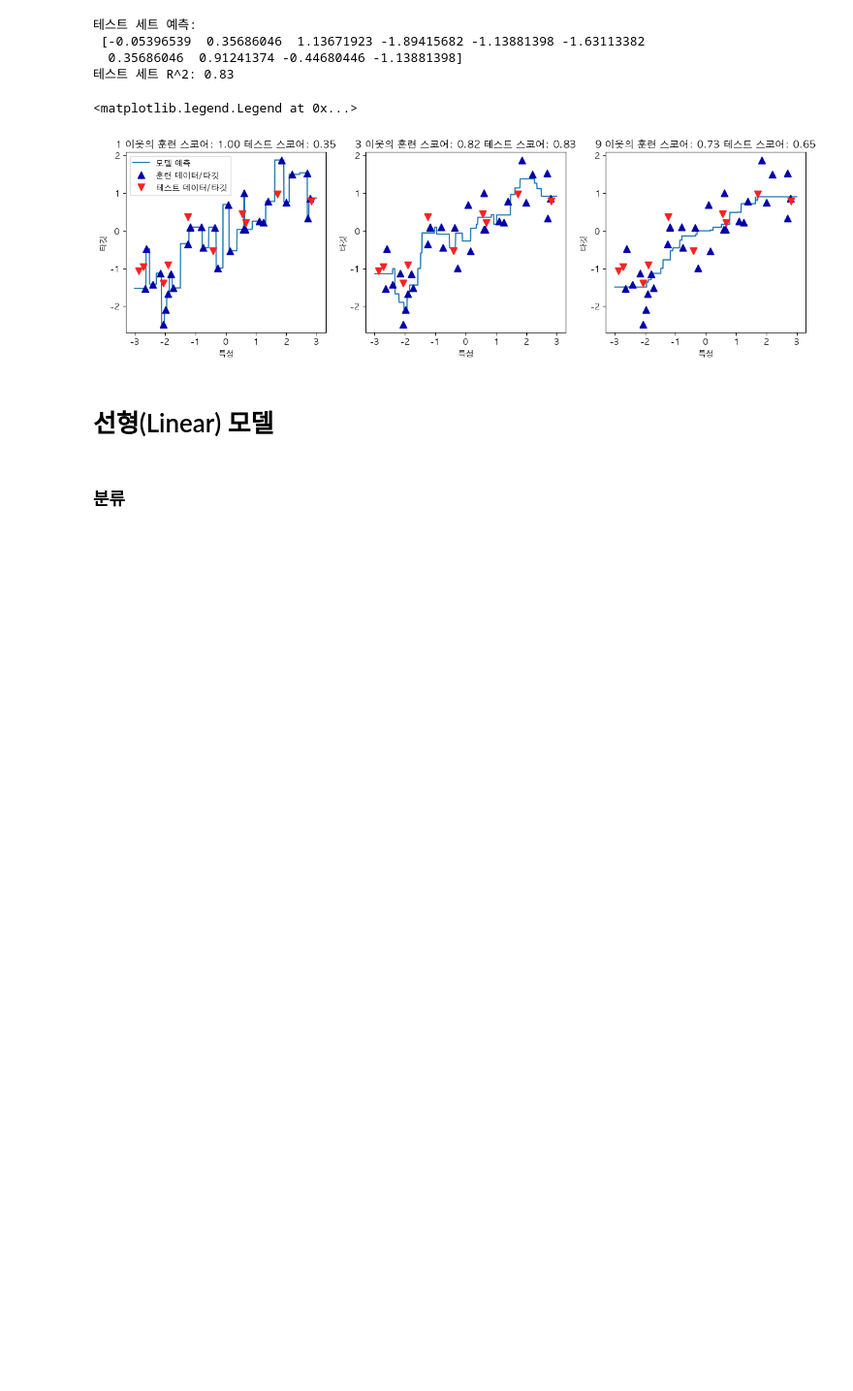
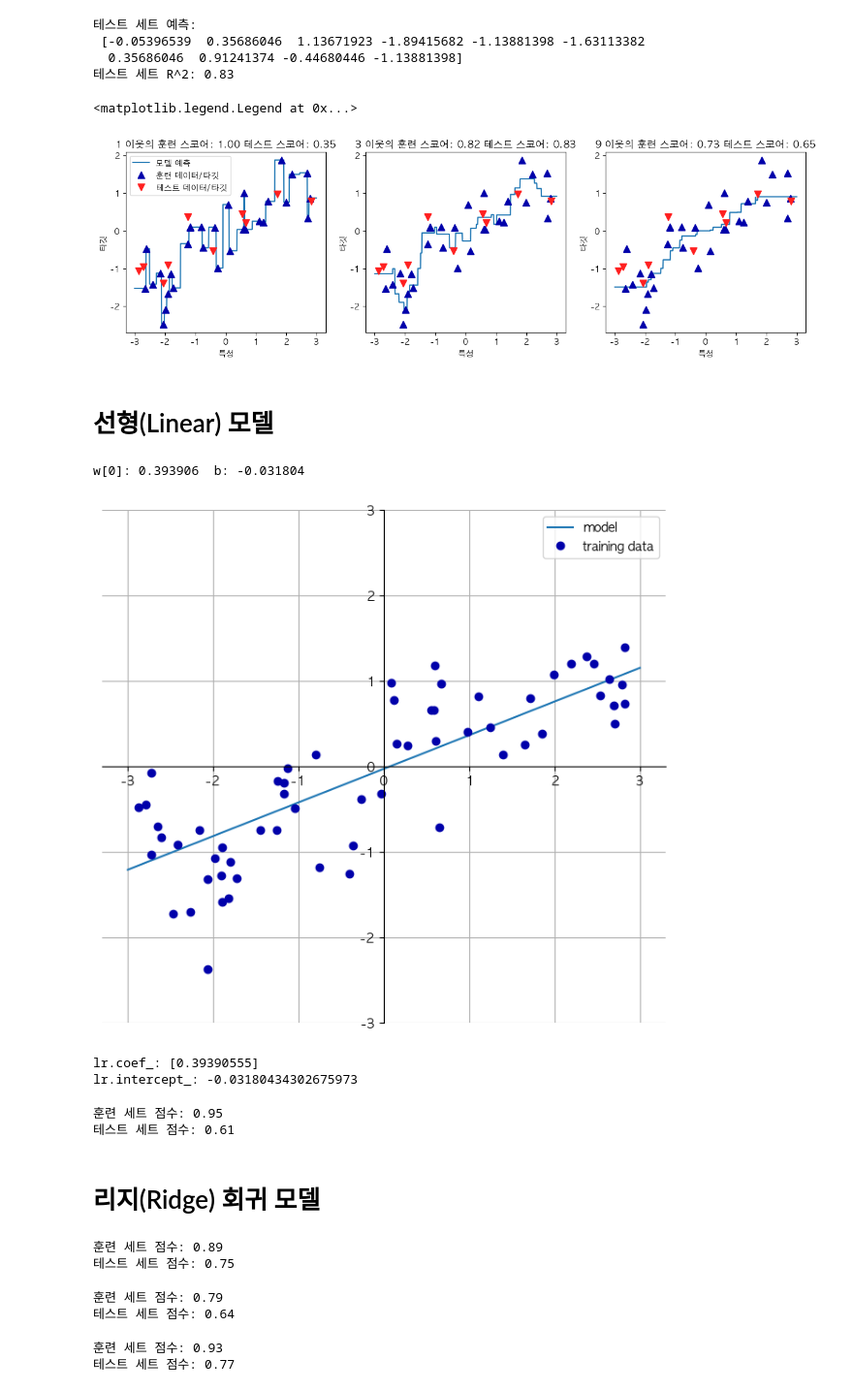
Before and after one commit to jhchoi316/Internship-Study, a Jupyter notebook: MachineLearning/2. 지도 학습.ipynb, the cells around one changed output. Shown at 97% size. Saved outputs shown, nothing was run; the diff lists cells and outputs as text; code cells hidden in the pictures; blank space fills up the shorter version.

```diff
--- a/MachineLearning/2. 지도 학습.ipynb
+++ b/MachineLearning/2. 지도 학습.ipynb
@@ -230,5 +230,8 @@ axes[0].legend(["모델 예측", "훈련 데이터/타깃", "테스트 데이터
 ### 분류
 # %% [markdown]
 # 선형(Linear) 모델
-# %% [markdown]
-### 분류
+# %%
+mglearn.plots.plot_linear_regression_wave()
+# %% [output]
+w[0]: 0.393906  b: -0.031804
+[figure, added]
@@ -234,0 +243,6 @@ axes[0].legend(["모델 예측", "훈련 데이터/타깃", "테스트 데이터
+# %%
+print("lr.coef_:", lr.coef_)
+print("lr.intercept_:", lr.intercept_)
+# %% [output]
+lr.coef_: [0.39390555]
+lr.intercept_: -0.03180434302675973
@@ -234,0 +253,32 @@ axes[0].legend(["모델 예측", "훈련 데이터/타깃", "테스트 데이터
+# %%
+print("훈련 세트 점수: {:.2f}".format(lr.score(X_train, y_train)))
+print("테스트 세트 점수: {:.2f}".format(lr.score(X_test, y_test)))
+# %% [output]
+훈련 세트 점수: 0.95
+테스트 세트 점수: 0.61
+# %% [markdown]
+# 리지(Ridge) 회귀 모델
+# %%
+from sklearn.linear_model import Ridge
+
+# 기본 alpha = 1.0 사용
+ridge = Ridge().fit(X_train, y_train)
+print("훈련 세트 점수: {:.2f}".format(ridge.score(X_train, y_train)))
+print("테스트 세트 점수: {:.2f}".format(ridge.score(X_test, y_test)))
+# %% [output]
+훈련 세트 점수: 0.89
+테스트 세트 점수: 0.75
+# %%
+ridge = Ridge(alpha=10).fit(X_train, y_train)
+print("훈련 세트 점수: {:.2f}".format(ridge.score(X_train, y_train)))
+print("테스트 세트 점수: {:.2f}".format(ridge.score(X_test, y_test)))
+# %% [output]
+훈련 세트 점수: 0.79
+테스트 세트 점수: 0.64
+# %%
+ridge = Ridge(alpha=0.1).fit(X_train, y_train)
+print("훈련 세트 점수: {:.2f}".format(ridge.score(X_train, y_train)))
+print("테스트 세트 점수: {:.2f}".format(ridge.score(X_test, y_test)))
+# %% [output]
+훈련 세트 점수: 0.93
+테스트 세트 점수: 0.77
```
Also changed, not shown: parts of 43 cells of this notebook.
